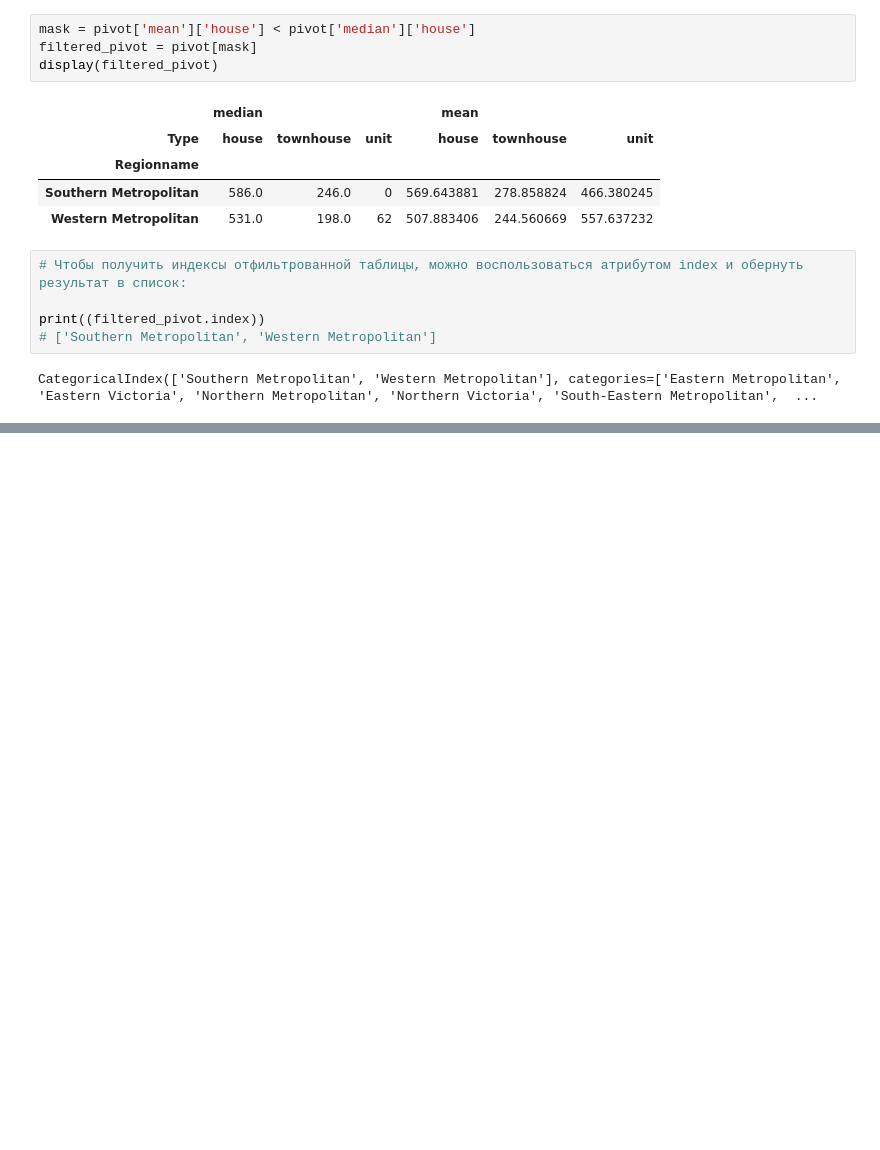
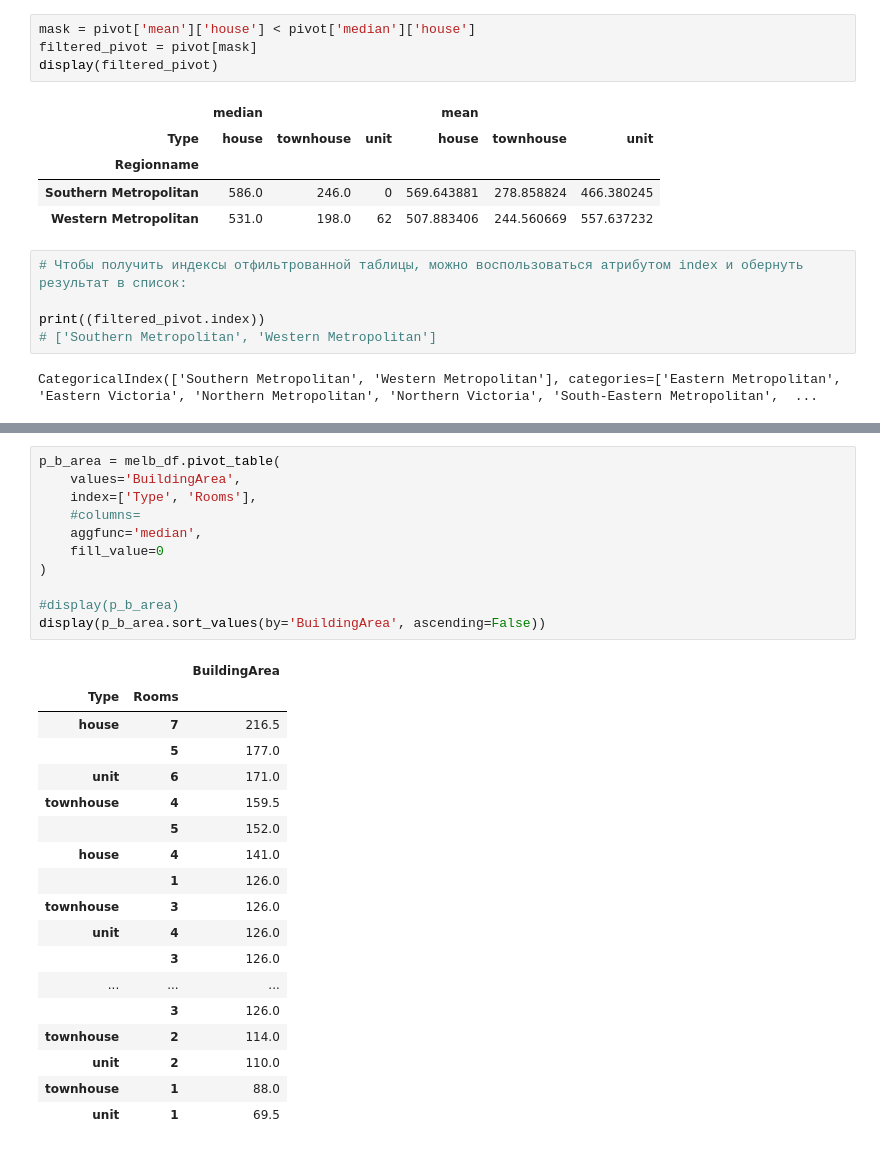
Before and after one commit to LarinDen/sf_ds, a Jupyter notebook: SkillFactory/PY_12_Продвинутые методы работы с данными в Pandas/Продвинутые методы работы с данными в Pandas.ipynb, the cells around one changed output, grey strips where cells are left out. Cells and saved outputs as stored; diff of their text form; blank space fills up the shorter version.

```diff
--- a/SkillFactory/PY_12_Продвинутые методы работы с данными в Pandas/Продвинутые методы работы с данными в Pandas.ipynb
+++ b/SkillFactory/PY_12_Продвинутые методы работы с данными в Pandas/Продвинутые методы работы с данными в Pandas.ipynb
@@ -708,0 +721,30 @@ CategoricalIndex(['Southern Metropolitan', 'Western Metropolitan'], categories=[
+# %%
+p_b_area = melb_df.pivot_table(
+    values='BuildingArea',
+    index=['Type', 'Rooms'],
+    #columns=
+    aggfunc='median',
+    fill_value=0
+)
+
+#display(p_b_area)
+display(p_b_area.sort_values(by='BuildingArea', ascending=False))
+# %% [output]
+|  |  | BuildingArea |
+| Type | Rooms |  |
+| house | 7 | 216.5 |
+|  | 5 | 177.0 |
+| unit | 6 | 171.0 |
+| townhouse | 4 | 159.5 |
+|  | 5 | 152.0 |
+| house | 4 | 141.0 |
+|  | 1 | 126.0 |
+| townhouse | 3 | 126.0 |
+| unit | 4 | 126.0 |
+|  | 3 | 126.0 |
+| ... | ... | ... |
+|  | 3 | 126.0 |
+| townhouse | 2 | 114.0 |
+| unit | 2 | 110.0 |
+| townhouse | 1 | 88.0 |
+| unit | 1 | 69.5 |
```
Also changed, not shown: parts of 19 cells of this notebook, 4 other files.
